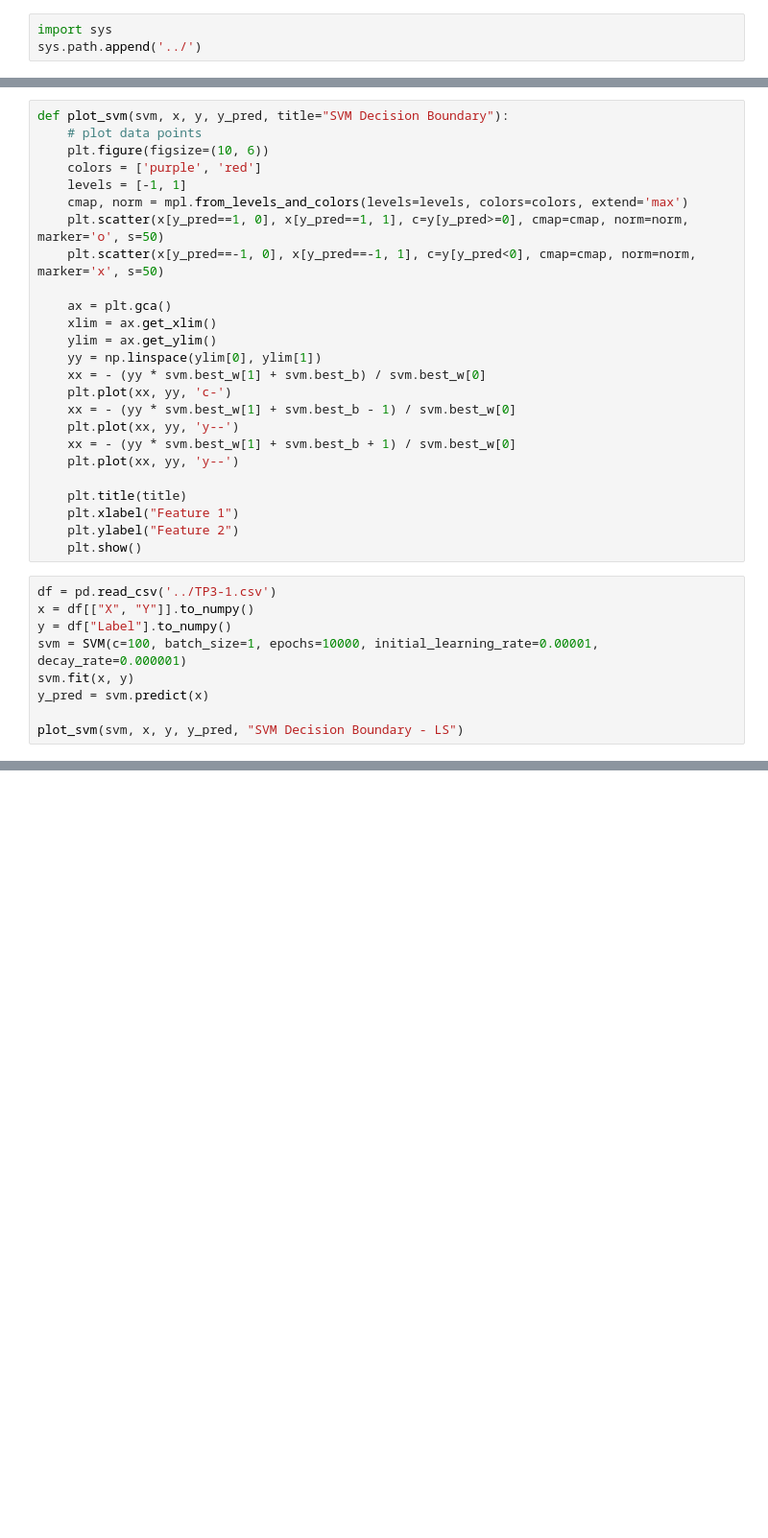
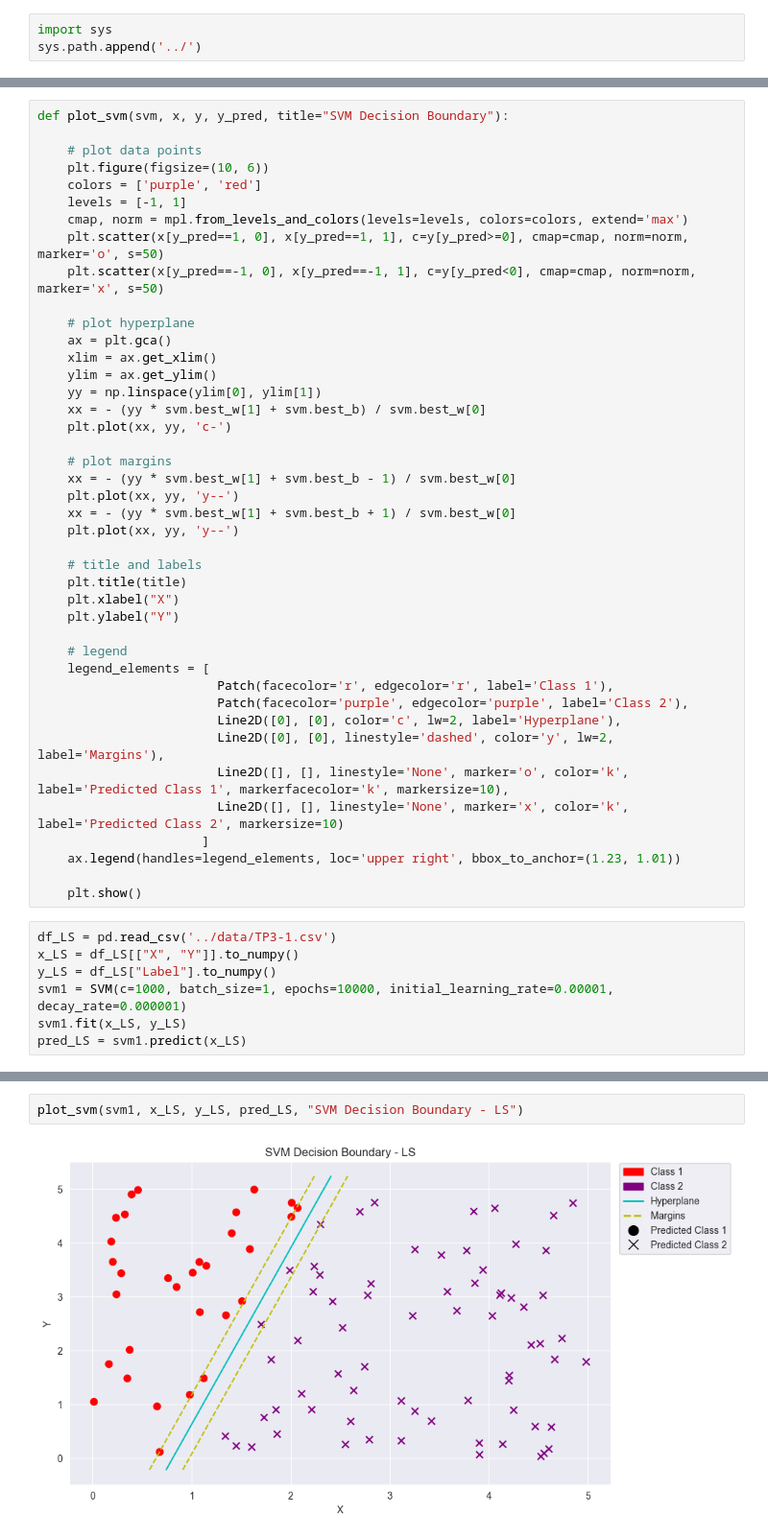
Before and after one commit to prausela/svm, a Jupyter notebook: samples/svm.ipynb, the cells around one changed output, grey strips where cells are left out. Shown at 96% size. Drawn from its saved outputs; the diff is of its cells as text; blank space fills up the shorter version.

Commit message:
feat(svm): prettier plots

```diff
--- a/samples/svm.ipynb
+++ b/samples/svm.ipynb
@@ -12,5 +13,6 @@ from utils.data_split import k_fold_split
 # %%
 def plot_svm(svm, x, y, y_pred, title="SVM Decision Boundary"):
+
     # plot data points
     plt.figure(figsize=(10, 6))
     colors = ['purple', 'red']
@@ -19,27 +21,41 @@ def plot_svm(svm, x, y, y_pred, title="SVM Decision Boundary"):
     plt.scatter(x[y_pred==1, 0], x[y_pred==1, 1], c=y[y_pred>=0], cmap=cmap, norm=norm, marker='o', s=50)
     plt.scatter(x[y_pred==-1, 0], x[y_pred==-1, 1], c=y[y_pred<0], cmap=cmap, norm=norm, marker='x', s=50)
 
+    # plot hyperplane
     ax = plt.gca()
     xlim = ax.get_xlim()
     ylim = ax.get_ylim()
     yy = np.linspace(ylim[0], ylim[1])
     xx = - (yy * svm.best_w[1] + svm.best_b) / svm.best_w[0]
     plt.plot(xx, yy, 'c-')
+
+    # plot margins
     xx = - (yy * svm.best_w[1] + svm.best_b - 1) / svm.best_w[0]
     plt.plot(xx, yy, 'y--')
     xx = - (yy * svm.best_w[1] + svm.best_b + 1) / svm.best_w[0]
     plt.plot(xx, yy, 'y--')
 
+    # title and labels
     plt.title(title)
-    plt.xlabel("Feature 1")
-    plt.ylabel("Feature 2")
+    plt.xlabel("X")
+    plt.ylabel("Y")
+
+    # legend
+    legend_elements = [
+                        Patch(facecolor='r', edgecolor='r', label='Class 1'),
+                        Patch(facecolor='purple', edgecolor='purple', label='Class 2'),
+                        Line2D([0], [0], color='c', lw=2, label='Hyperplane'),
+                        Line2D([0], [0], linestyle='dashed', color='y', lw=2, label='Margins'),
+                        Line2D([], [], linestyle='None', marker='o', color='k', label='Predicted Class 1', markerfacecolor='k', markersize=10),
+                        Line2D([], [], linestyle='None', marker='x', color='k', label='Predicted Class 2', markersize=10)
+                      ]
+    ax.legend(handles=legend_elements, loc='upper right', bbox_to_anchor=(1.23, 1.01))
+
     plt.show()
 # %%
-df = pd.read_csv('../TP3-1.csv')
-x = df[["X", "Y"]].to_numpy()
-y = df["Label"].to_numpy()
-svm = SVM(c=100, batch_size=1, epochs=10000, initial_learning_rate=0.00001, decay_rate=0.000001)
-svm.fit(x, y)
-y_pred = svm.predict(x)
-
-plot_svm(svm, x, y, y_pred, "SVM Decision Boundary - LS")
+df_LS = pd.read_csv('../data/TP3-1.csv')
+x_LS = df_LS[["X", "Y"]].to_numpy()
+y_LS = df_LS["Label"].to_numpy()
+svm1 = SVM(c=1000, batch_size=1, epochs=10000, initial_learning_rate=0.00001, decay_rate=0.000001)
+svm1.fit(x_LS, y_LS)
+pred_LS = svm1.predict(x_LS)
@@ -48 +62,5 @@ plot_svm(svm, x, y, y_pred, "SVM Decision Boundary - LS")
+# %%
+plot_svm(svm1, x_LS, y_LS, pred_LS, "SVM Decision Boundary - LS")
+# %% [output]
+[figure, added]
 # %%
```
Also changed, not shown: parts of 5 cells of this notebook.
